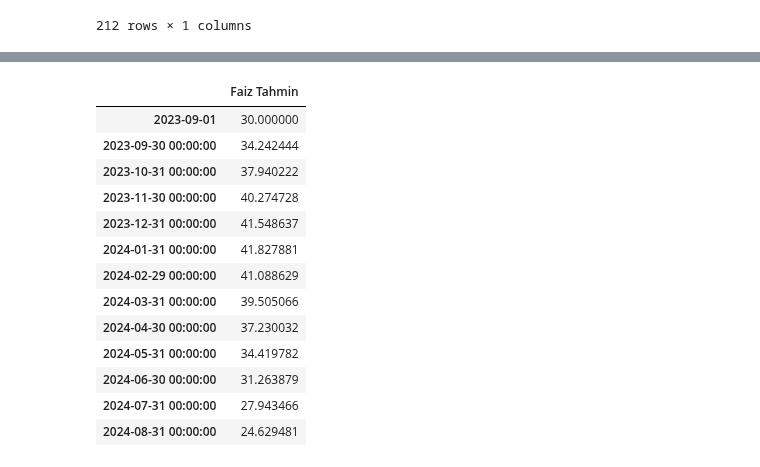
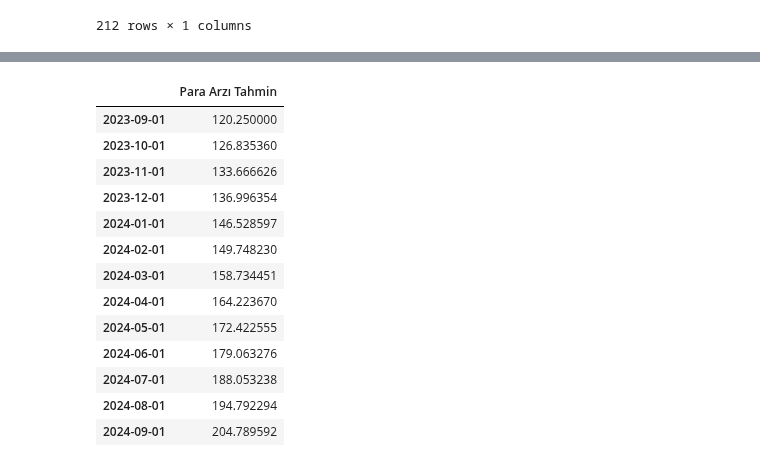
Before and after one commit to kaboya19/InflationForecast, a Jupyter notebook: InflationForecast.ipynb, the cells around one changed output, grey strips where cells are left out. Cells and saved outputs as stored; diff of their text form; code cells hidden in the pictures.

```diff
--- a/InflationForecast.ipynb
+++ b/InflationForecast.ipynb
@@ -548,29 +610,30 @@ brenttahmin
 # %%
 # En uygun parametrelerle ARIMA modelini eğitme
-optimal_model = ARIMA(pfaiz, order=(4,1,1))
+optimal_model = ARIMA(dfn["Para Arzi Onceki"], order=(4,3,4))
 optimal_model_fit = optimal_model.fit()
 
 # Gelecek 12 ay için tahmin yapma
 optimal_future_forecast = optimal_model_fit.forecast(steps=12)
 optimal_future_predictions = optimal_future_forecast.values
 
-optimal_future_predictions = pd.DataFrame(optimal_future_predictions,index=pd.date_range('2023-09-01', periods=12, freq='M'))
-faiztahmin=pd.DataFrame({30},index=["2023-09-01"])
-faiztahmin=pd.concat([faiztahmin,optimal_future_predictions],axis=0)
-faiztahmin.columns=["Faiz Tahmin"]
-faiztahmin
+optimal_future_predictions = pd.DataFrame(optimal_future_predictions,index=pd.date_range('2023-10-01', periods=12, freq='M'))
+paraarzitahmin=pd.DataFrame({120.25},index=["2023-09-01"])
+paraarzitahmin=pd.concat([paraarzitahmin,optimal_future_predictions],axis=0)
+paraarzitahmin.columns=["Para Arzı Tahmin"]
+paraarzitahmin=paraarzitahmin.set_index(pd.date_range('2023-09-01','2024-10-01' , freq='1M')-pd.offsets.MonthBegin(1))
+paraarzitahmin
 # %% [output]
-|  | Faiz Tahmin |
-| 2023-09-01 | 30.000000 |
-| 2023-09-30 00:00:00 | 34.242444 |
-| 2023-10-31 00:00:00 | 37.940222 |
-| 2023-11-30 00:00:00 | 40.274728 |
-| 2023-12-31 00:00:00 | 41.548637 |
-| 2024-01-31 00:00:00 | 41.827881 |
-| 2024-02-29 00:00:00 | 41.088629 |
-| 2024-03-31 00:00:00 | 39.505066 |
-| 2024-04-30 00:00:00 | 37.230032 |
-| 2024-05-31 00:00:00 | 34.419782 |
-| 2024-06-30 00:00:00 | 31.263879 |
-| 2024-07-31 00:00:00 | 27.943466 |
-| 2024-08-31 00:00:00 | 24.629481 |
+|  | Para Arzı Tahmin |
+| 2023-09-01 | 120.250000 |
+| 2023-10-01 | 126.835360 |
+| 2023-11-01 | 133.666626 |
+| 2023-12-01 | 136.996354 |
+| 2024-01-01 | 146.528597 |
+| 2024-02-01 | 149.748230 |
+| 2024-03-01 | 158.734451 |
+| 2024-04-01 | 164.223670 |
+| 2024-05-01 | 172.422555 |
+| 2024-06-01 | 179.063276 |
+| 2024-07-01 | 188.053238 |
+| 2024-08-01 | 194.792294 |
+| 2024-09-01 | 204.789592 |
```
Also changed, not shown: parts of 42 cells of this notebook.
